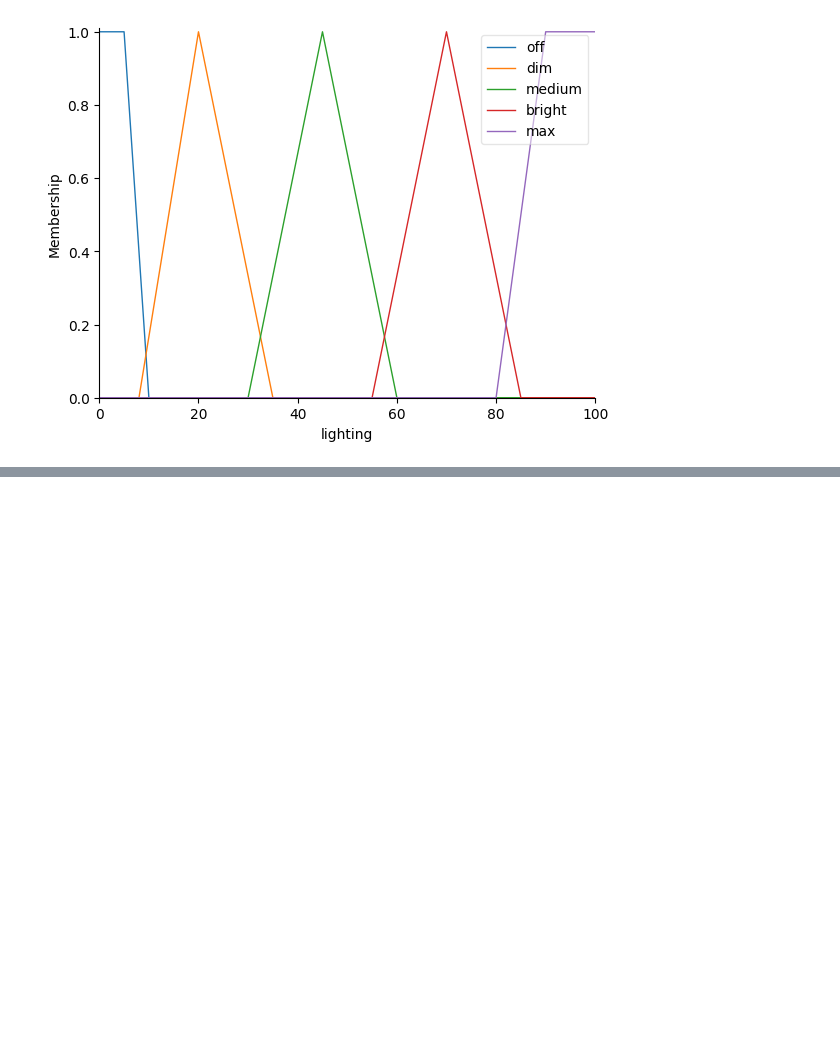
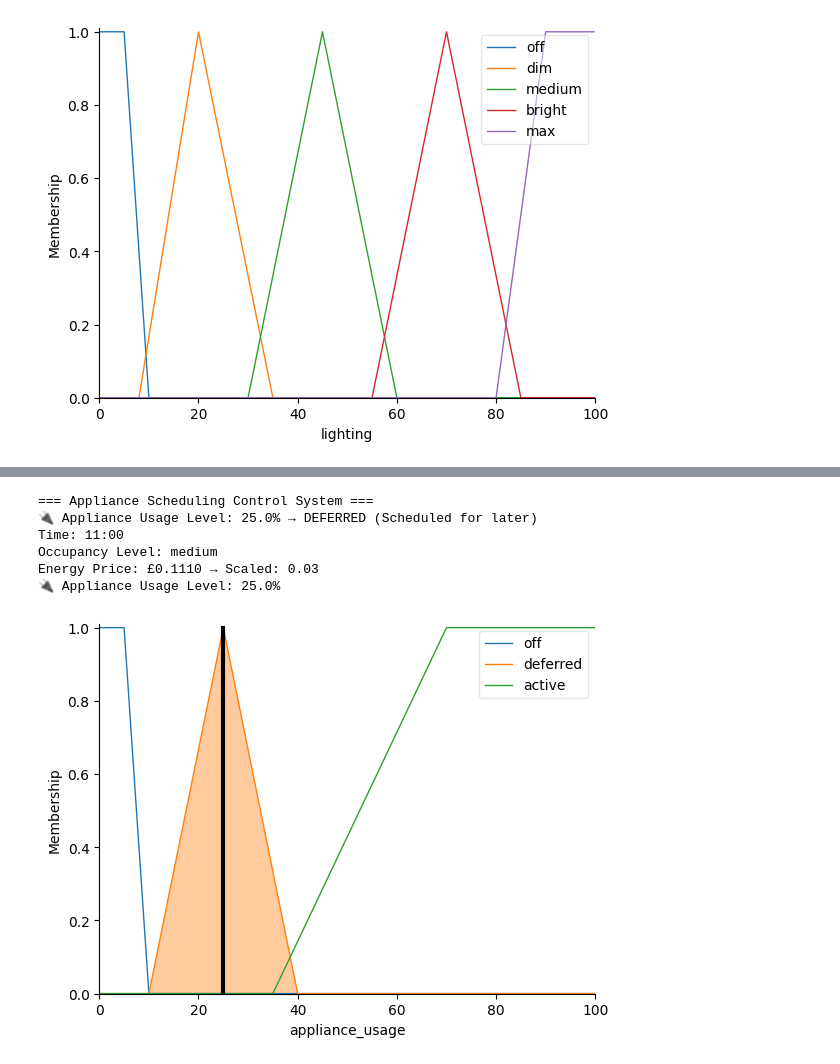
Before and after one commit to cimem37/CO653-Home-system-collaborative, a Jupyter notebook: home system fuzzy collaborative.ipynb, the cells around one changed output, grey strips where cells are left out. Drawn from its saved outputs; the diff is of its cells as text; code cells hidden in the pictures; blank space fills up the shorter version.

```diff
--- a/home system fuzzy collaborative.ipynb
+++ b/home system fuzzy collaborative.ipynb
@@ -336,4 +336,8 @@ rule_a5 = ctrl.Rule(energy_price['high'] | energy_price['very_high'], appliance_
 
 #If occupancy is very high (e.g. guests/party) allow 2nd cycle in evening
 rule_a6 = ctrl.Rule(time_of_day['evening'] & occupancy['high'] & energy_price['low'], appliance_usage['active'])
+
+rule_a7 = ctrl.Rule(time_of_day['morning'] & energy_price['very_low'] & occupancy['medium'], appliance_usage['deferred'])
+
+rule_a8 = ctrl.Rule(occupancy['medium'], appliance_usage['deferred'])
 # %%
@@ -419,0 +528,61 @@ Time of Day: 7:00
+# %%
+print("=== Appliance Scheduling Control System ===")
+
+# 1. Group appliance rules
+appliance_rules = [
+    rule_a1, rule_a2, rule_a3, rule_a4, rule_a5, rule_a6 , rule_a7, rule_a8
+]
+
+# 2. Create control system and simulation
+appliance_ctrl = ctrl.ControlSystem(appliance_rules)
+appliance_sim = ctrl.ControlSystemSimulation(appliance_ctrl)
+
+# 3. Update occupancy and energy price
+current_minute = datetime.datetime.now().minute
+occupancy_str = get_occupancy(current_hour, current_minute)
+occupancy_map = {'low': 0, 'medium': 1, 'high': 2}
+occupancy_level = occupancy_map[occupancy_str]
+
+# Get fresh energy price and scale
+raw_energy_price = get_energy_price()
+energy_price_scaled = np.clip((raw_energy_price - 0.10) / 0.40, 0, 1)
+
+# 4. Assign inputs
+appliance_sim.input['time_of_day'] = current_hour
+appliance_sim.input['occupancy'] = occupancy_level
+appliance_sim.input['energy_price'] = energy_price_scaled
+
+# 5. Compute
+appliance_sim.compute()
+
+appliance_value = appliance_sim.output['appliance_usage']
+
+# Interpret fuzzy output
+if appliance_value >= 70:
+    appliance_status = "ACTIVE (Full Operation)"
+elif appliance_value >= 20:
+    appliance_status = "DEFERRED (Scheduled for later)"
+else:
+    appliance_status = "OFF (Idle)"
+
+# Display
+print(f"🔌 Appliance Usage Level: {round(appliance_value, 2)}% → {appliance_status}")
+
+
+# 6. Output
+print(f"Time: {current_hour}:00")
+print(f"Occupancy Level: {occupancy_str}")
+print(f"Energy Price: £{raw_energy_price:.4f} → Scaled: {round(energy_price_scaled, 2)}")
+print(f"🔌 Appliance Usage Level: {round(appliance_sim.output['appliance_usage'], 2)}%")
+
+# 7. Optional: Visualize
+appliance_usage.view(sim=appliance_sim, ax=ax)
+plt.show()
+# %% [output]
+=== Appliance Scheduling Control System ===
+🔌 Appliance Usage Level: 25.0% → DEFERRED (Scheduled for later)
+Time: 11:00
+Occupancy Level: medium
+Energy Price: £0.1110 → Scaled: 0.03
+🔌 Appliance Usage Level: 25.0%
+[figure, added]
```
Also changed, not shown: parts of 7 cells of this notebook.
